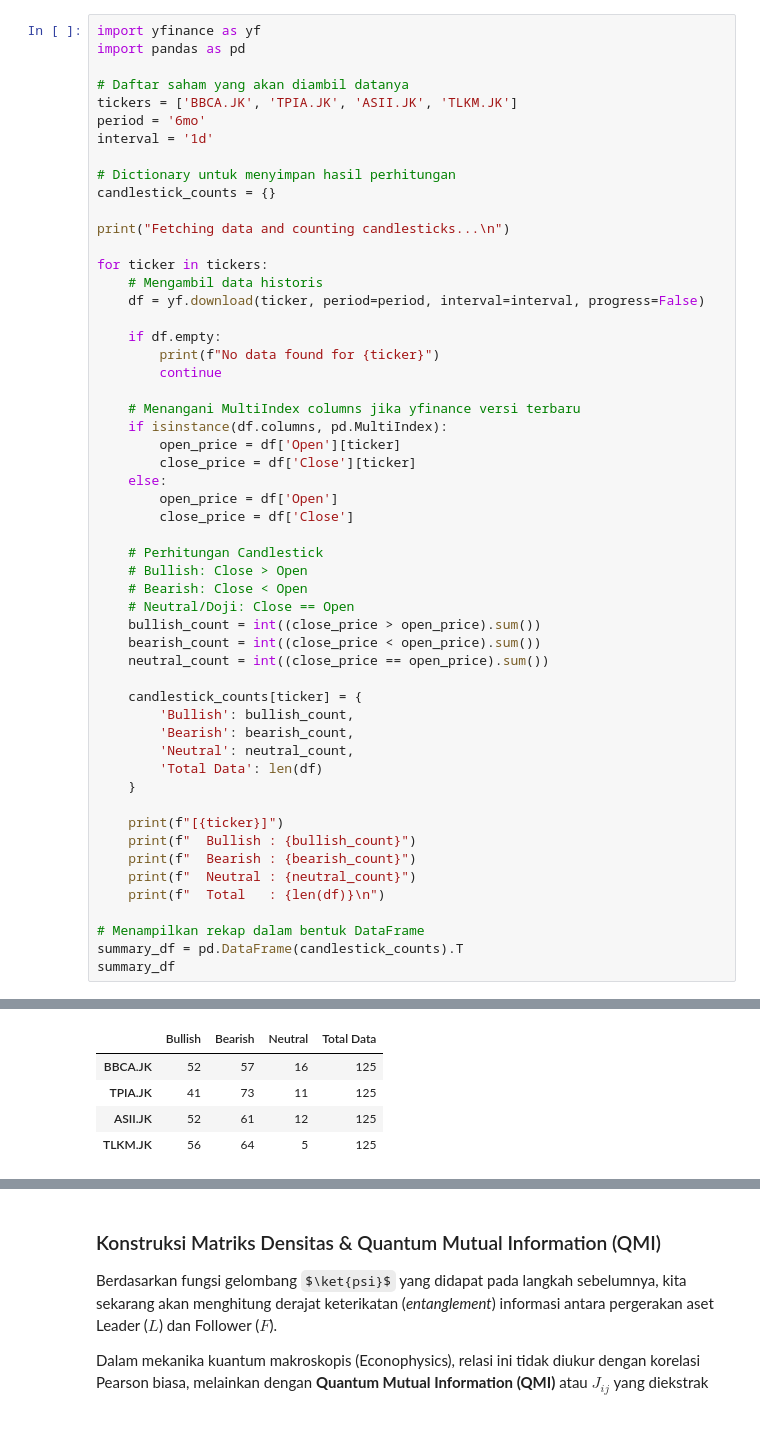
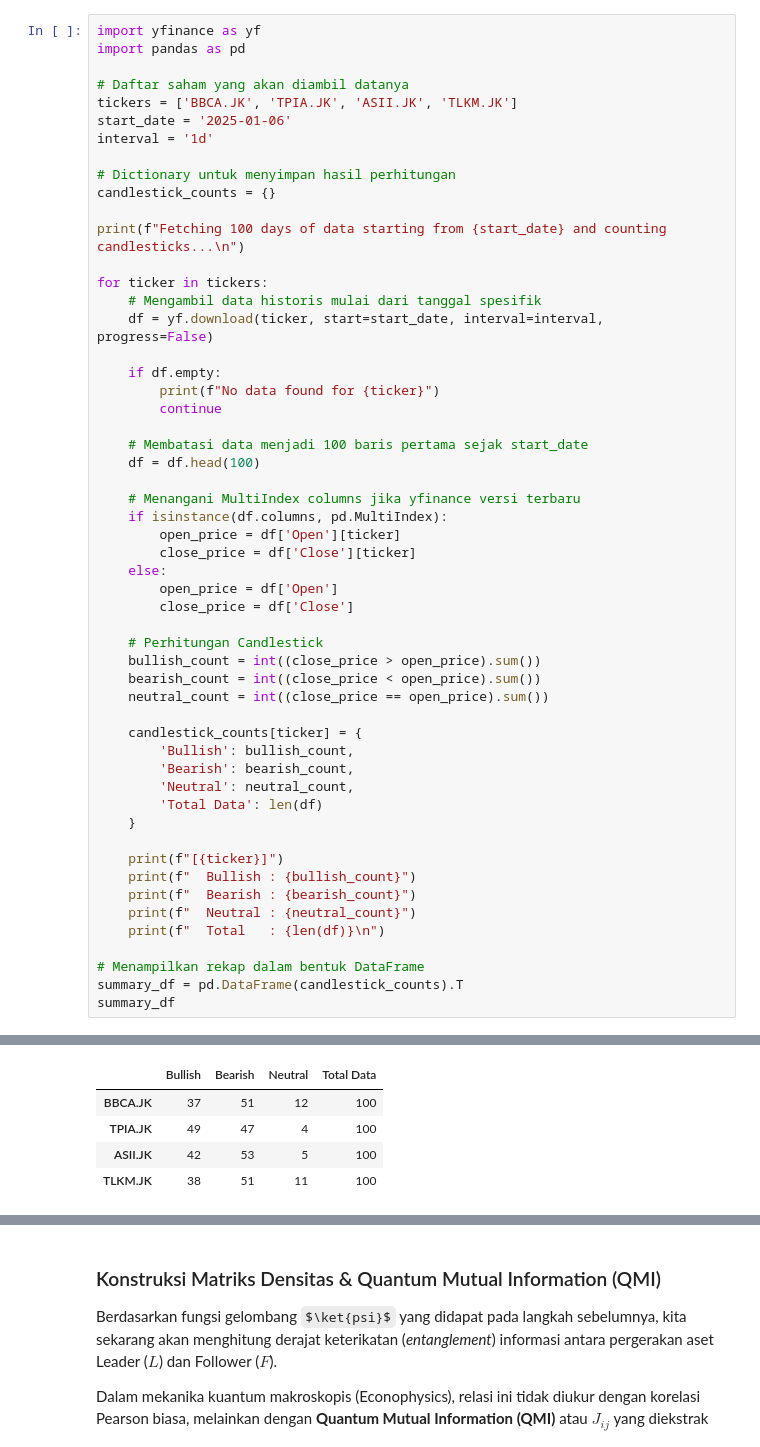
Before and after one commit to tabassam823/DreamyTA, a Jupyter notebook: Latex/PakGagus_Presentasi4/one_by_one.ipynb, the cells around one changed output, grey strips where cells are left out. Cells and saved outputs as stored; diff of their text form; some formulas as TeX source.

```diff
--- a/Latex/PakGagus_Presentasi4/one_by_one.ipynb
+++ b/Latex/PakGagus_Presentasi4/one_by_one.ipynb
@@ -11,21 +12,24 @@ import pandas as pd
 
 # Daftar saham yang akan diambil datanya
 tickers = ['BBCA.JK', 'TPIA.JK', 'ASII.JK', 'TLKM.JK']
-period = '6mo'
+start_date = '2025-01-06'
 interval = '1d'
 
 # Dictionary untuk menyimpan hasil perhitungan
 candlestick_counts = {}
 
-print("Fetching data and counting candlesticks...\n")
+print(f"Fetching 100 days of data starting from {start_date} and counting candlesticks...\n")
 
 for ticker in tickers:
-    # Mengambil data historis
-    df = yf.download(ticker, period=period, interval=interval, progress=False)
+    # Mengambil data historis mulai dari tanggal spesifik
+    df = yf.download(ticker, start=start_date, interval=interval, progress=False)
 
     if df.empty:
         print(f"No data found for {ticker}")
         continue
+
+    # Membatasi data menjadi 100 baris pertama sejak start_date
+    df = df.head(100)
 
     # Menangani MultiIndex columns jika yfinance versi terbaru
     if isinstance(df.columns, pd.MultiIndex):
@@ -36,9 +40,6 @@ for ticker in tickers:
         close_price = df['Close']
 
     # Perhitungan Candlestick
-    # Bullish: Close > Open
-    # Bearish: Close < Open
-    # Neutral/Doji: Close == Open
     bullish_count = int((close_price > open_price).sum())
     bearish_count = int((close_price < open_price).sum())
     neutral_count = int((close_price == open_price).sum())
@@ -80,8 +81,8 @@ Fetching data and counting candlesticks...
 |  | Bullish | Bearish | Neutral | Total Data |
-| BBCA.JK | 52 | 57 | 16 | 125 |
-| TPIA.JK | 41 | 73 | 11 | 125 |
-| ASII.JK | 52 | 61 | 12 | 125 |
-| TLKM.JK | 56 | 64 | 5 | 125 |
+| BBCA.JK | 37 | 51 | 12 | 100 |
+| TPIA.JK | 49 | 47 | 4 | 100 |
+| ASII.JK | 42 | 53 | 5 | 100 |
+| TLKM.JK | 38 | 51 | 11 | 100 |
 # %% [markdown]
 ### Contoh Kalkulasi Manual: Payoff & Probabilitas (Metode Markowitz)
 
```
Also changed, not shown: parts of 20 cells of this notebook, 6 other files.
